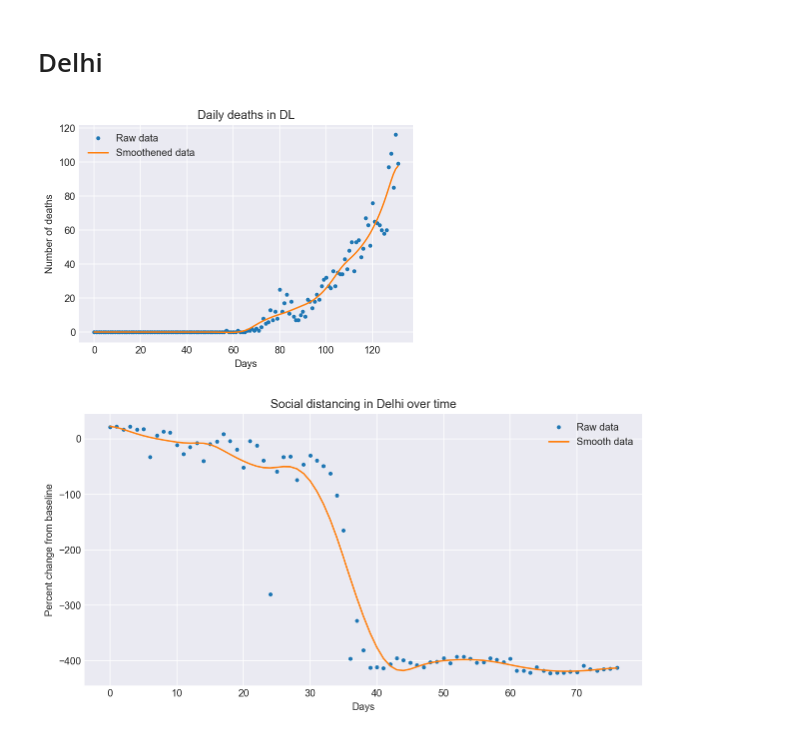
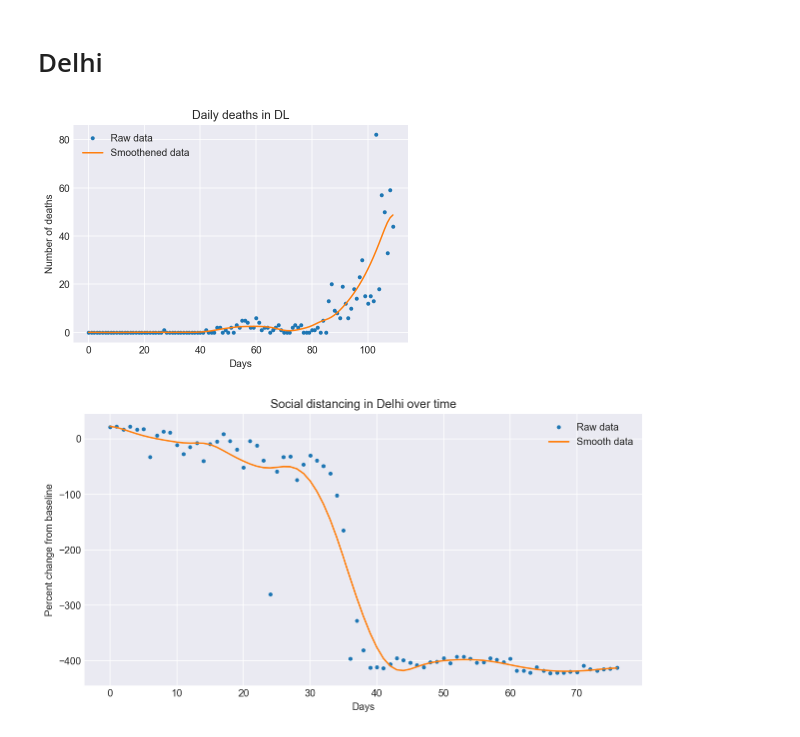
Before and after one commit to anag004/covid-model, a Jupyter notebook: SIRD_model.ipynb, the cells around one changed output. Cells and saved outputs as stored; diff of their text form; code cells hidden in the pictures.

```diff
--- a/SIRD_model.ipynb
+++ b/SIRD_model.ipynb
@@ -518,20 +520,20 @@ get_model_stats_v2(model=sird_sd,
 # %%
 # Get death data for DL
 fetcher = DataFetcherState()
 fetcher.fetch()
 data_dl = np.array(fetcher.data['dl']['deceased'], dtype=float) # Starting date is 14th March
-data_dl = np.concatenate((np.zeros(27), data_mh))
+data_dl = np.concatenate((np.zeros(27), data_dl))
 
 smooth_data_dl = smoothen(smoothen(smoothen(smoothen(savgol_filter(data_dl, 37, 3), 1), 1), 1), 1)
 plt.plot(data_dl, '.', label="Raw data")
 plt.plot(smooth_data_dl, label="Smoothened data")
 plt.title("Daily deaths in DL")
 plt.xlabel("Days")
 plt.ylabel("Number of deaths")
 plt.legend()
 plt.show()
 # %% [output]
-[figure, old version]
+[figure, new version]
 # %%
 # Preprocess social distancing data
 df_sd = pd.read_csv("Global_Mobility_Report.csv", low_memory=False)
```
Also changed, not shown: parts of 3 cells of this notebook, 1 other file.
